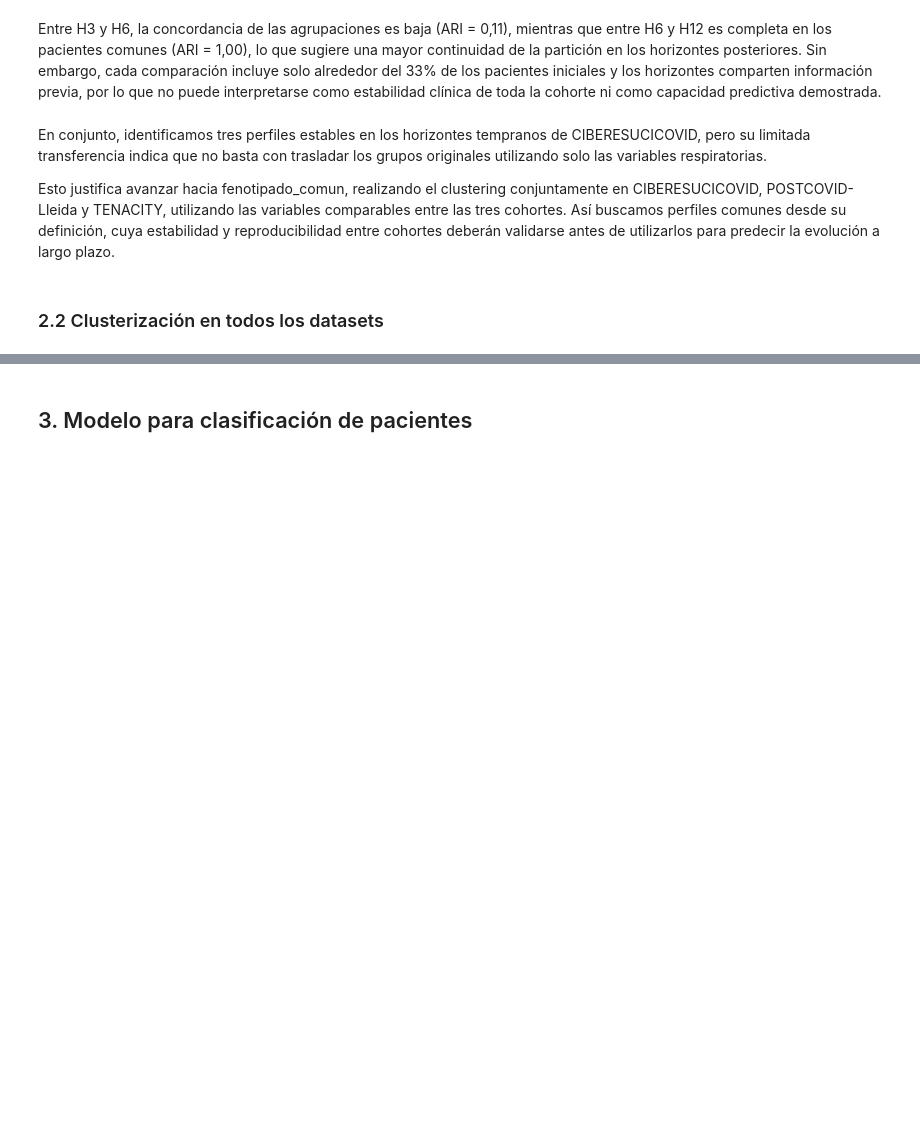
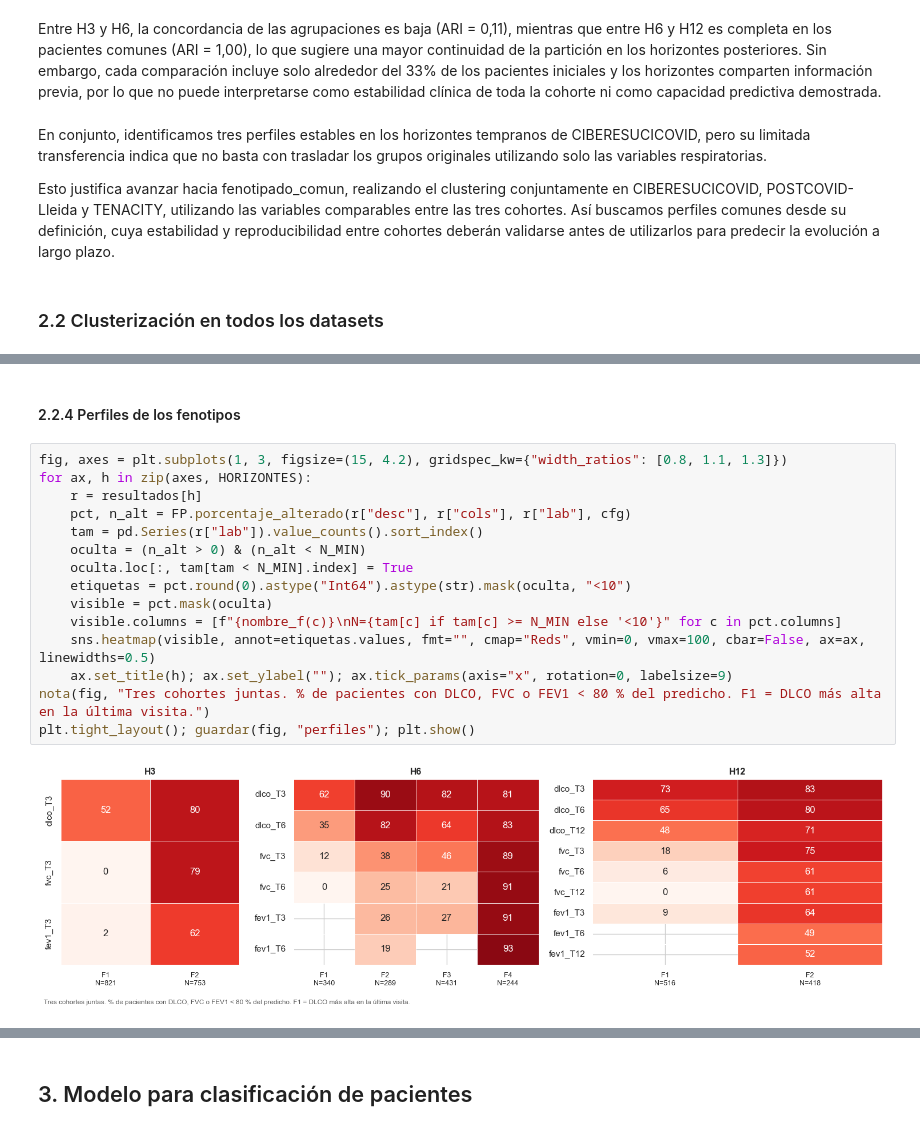
Before and after one commit to Nil-Muriach/Respira_Hackathon, a Jupyter notebook: main.ipynb, the cells around one changed output, grey strips where cells are left out. Saved outputs shown, nothing was run; the diff lists cells and outputs as text; blank space fills up the shorter version.

```diff
--- a/main.ipynb
+++ b/main.ipynb
@@ -728,0 +826,19 @@ Esto justifica avanzar hacia fenotipado_comun, realizando el clustering conjunta
+# %% [markdown]
+#### 2.2.4 Perfiles de los fenotipos
+# %%
+fig, axes = plt.subplots(1, 3, figsize=(15, 4.2), gridspec_kw={"width_ratios": [0.8, 1.1, 1.3]})
+for ax, h in zip(axes, HORIZONTES):
+    r = resultados[h]
+    pct, n_alt = FP.porcentaje_alterado(r["desc"], r["cols"], r["lab"], cfg)
+    tam = pd.Series(r["lab"]).value_counts().sort_index()
+    oculta = (n_alt > 0) & (n_alt < N_MIN)
+    oculta.loc[:, tam[tam < N_MIN].index] = True
+    etiquetas = pct.round(0).astype("Int64").astype(str).mask(oculta, "<10")
+    visible = pct.mask(oculta)
+    visible.columns = [f"{nombre_f(c)}\nN={tam[c] if tam[c] >= N_MIN else '<10'}" for c in pct.columns]
+    sns.heatmap(visible, annot=etiquetas.values, fmt="", cmap="Reds", vmin=0, vmax=100, cbar=False, ax=ax, linewidths=0.5)
+    ax.set_title(h); ax.set_ylabel(""); ax.tick_params(axis="x", rotation=0, labelsize=9)
+nota(fig, "Tres cohortes juntas. % de pacientes con DLCO, FVC o FEV1 < 80 % del predicho. F1 = DLCO más alta en la última visita.")
+plt.tight_layout(); guardar(fig, "perfiles"); plt.show()
+# %% [output]
+[figure, added]
```
Also changed, not shown: parts of 34 cells of this notebook.
